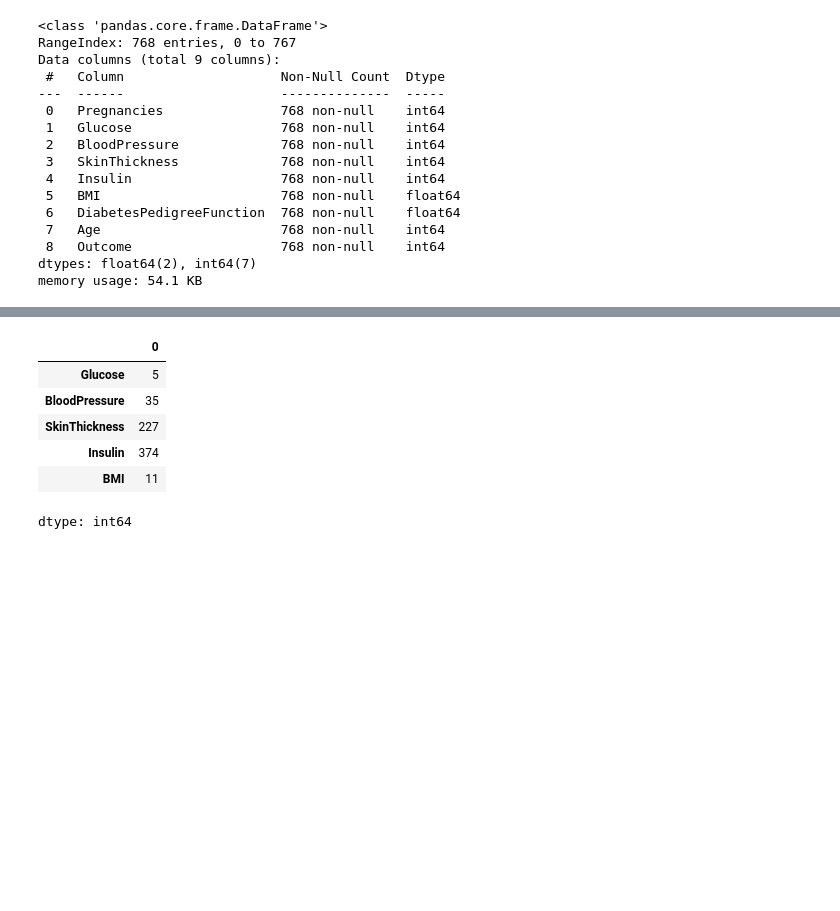
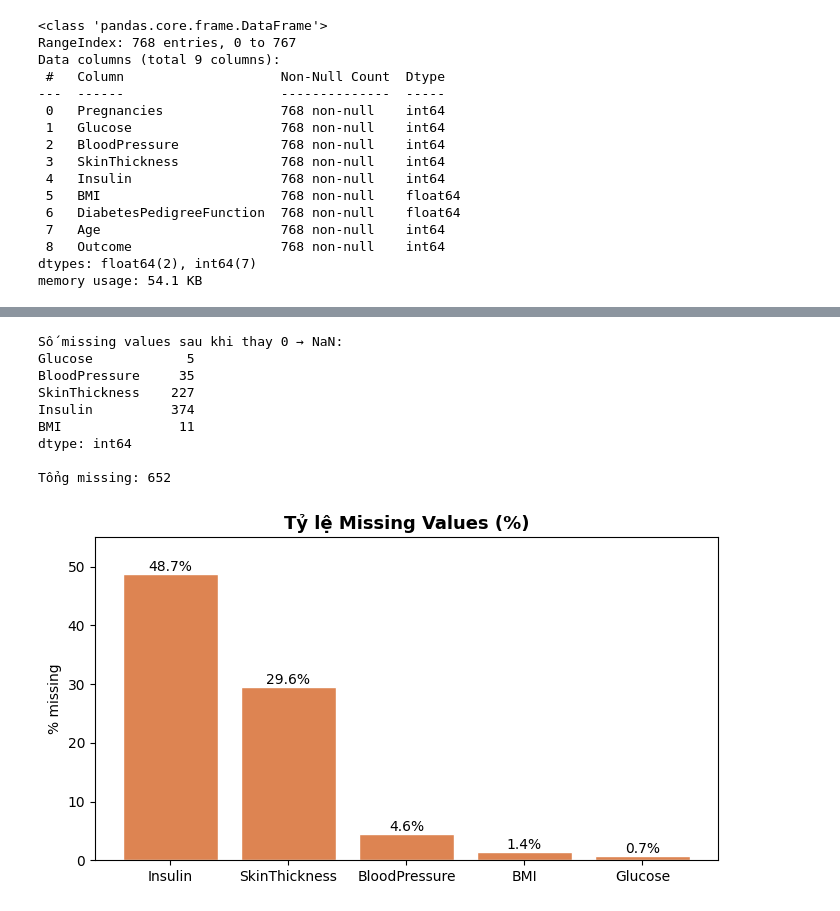
Before and after one commit to TramSt/decision-tree-pima-diabetes, a Jupyter notebook: notebooks/01_eda.ipynb, the cells around one changed output, grey strips where cells are left out. Saved outputs shown, nothing was run; the diff lists cells and outputs as text; code cells hidden in the pictures; blank space fills up the shorter version.

```diff
--- a/notebooks/01_eda.ipynb
+++ b/notebooks/01_eda.ipynb
@@ -141,16 +217,33 @@ plt.show()
 # %%
-#missing value
 df_clean = df.copy()
 
 invalid_zero_cols = ["Glucose", "BloodPressure", "SkinThickness", "Insulin", "BMI"]
 df_clean[invalid_zero_cols] = df_clean[invalid_zero_cols].replace(0, np.nan)
 
-df_clean[invalid_zero_cols].isna().sum()
+print("Số missing values sau khi thay 0 → NaN:")
+print(df_clean[invalid_zero_cols].isna().sum())
+print(f"\nTổng missing: {df_clean.isna().sum().sum()}")
 # %% [output]
-|  | 0 |
-| Glucose | 5 |
-| BloodPressure | 35 |
-| SkinThickness | 227 |
-| Insulin | 374 |
-| BMI | 11 |
+Số missing values sau khi thay 0 → NaN:
+Glucose            5
+BloodPressure     35
+SkinThickness    227
+Insulin          374
+BMI               11
 dtype: int64
+
+Tổng missing: 652
+# %%
+# Visualise missing values
+missing_pct = df_clean.isna().mean() * 100
+missing_pct = missing_pct[missing_pct > 0].sort_values(ascending=False)
+
+plt.figure(figsize=(7, 4))
+bars = plt.bar(missing_pct.index, missing_pct.values, color="#DD8452", edgecolor="white")
+plt.bar_label(bars, fmt="%.1f%%", fontsize=10)
+plt.title("Tỷ lệ Missing Values (%)", fontsize=13, fontweight="bold")
+plt.ylabel("% missing"); plt.ylim(0, 55)
+plt.tight_layout()
+plt.show()
+# %% [output]
+[figure, added]
```
Also changed, not shown: parts of 37 cells of this notebook.
